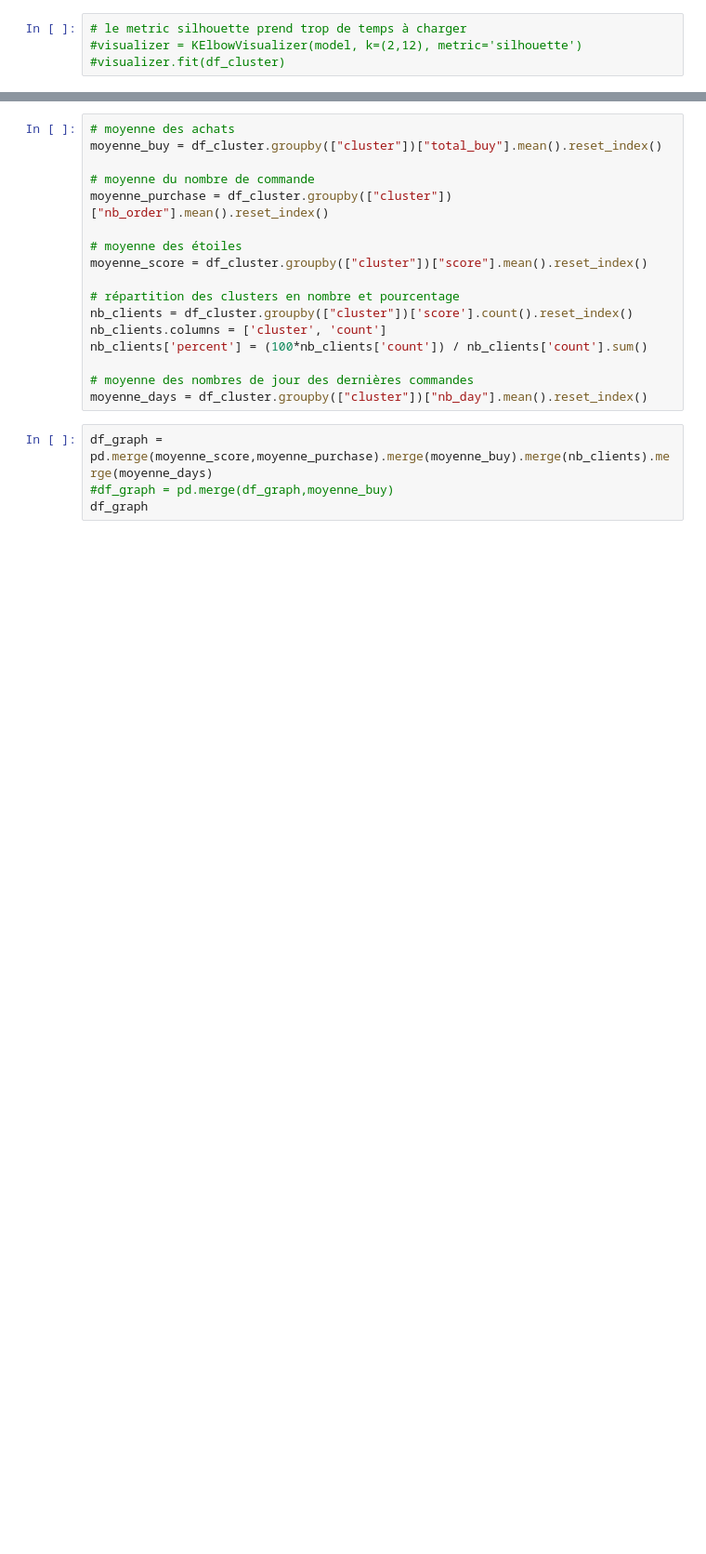
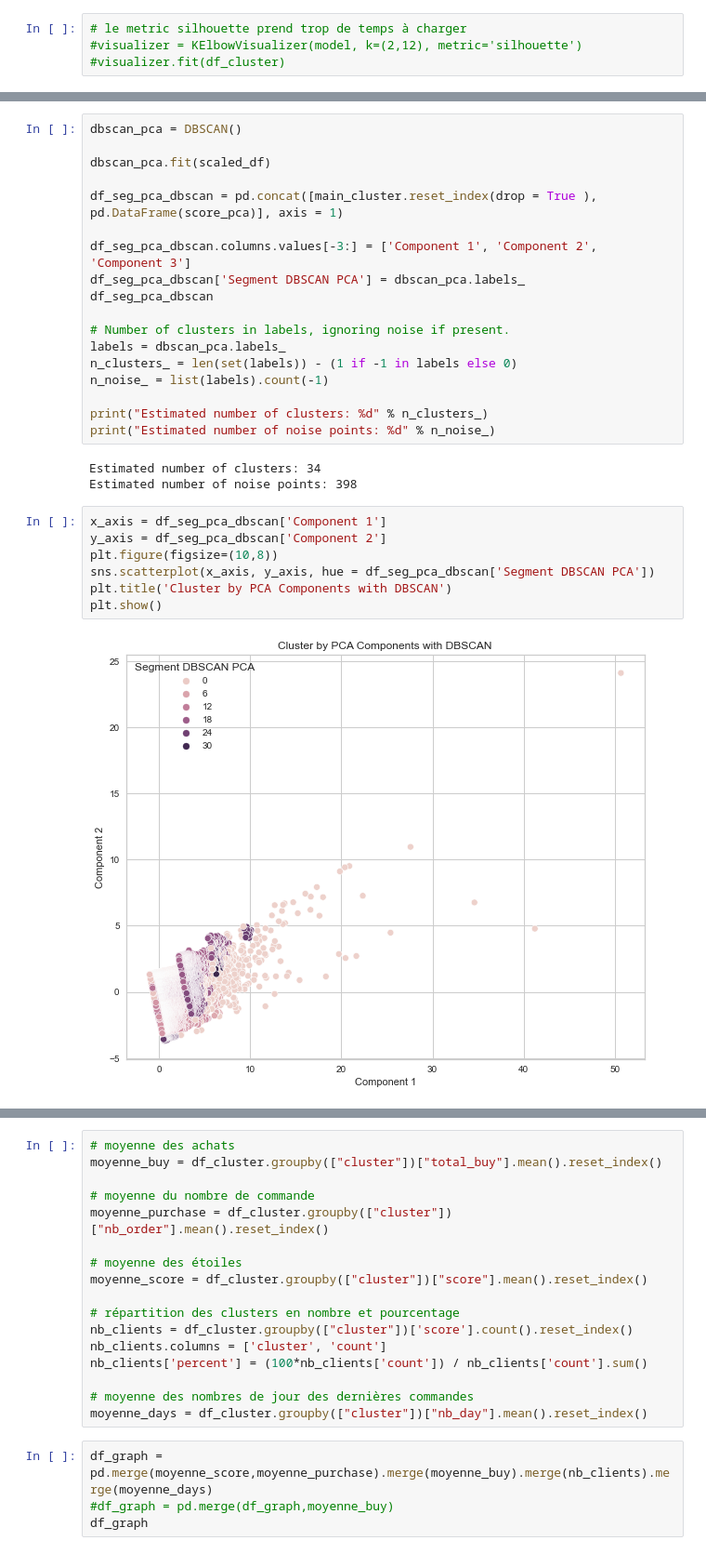
Before and after one commit to Justine-league/LA-DATA-DREAM-TEAM-equipe-justine, a Jupyter notebook: segmentation_RFM.ipynb, the cells around one changed output, grey strips where cells are left out. Shown at 93% size. Cells and saved outputs as stored; diff of their text form; blank space fills up the shorter version.

```diff
--- a/segmentation_RFM.ipynb
+++ b/segmentation_RFM.ipynb
@@ -264,0 +209,30 @@ df_cluster
+# %%
+dbscan_pca = DBSCAN()
+
+dbscan_pca.fit(scaled_df)
+
+df_seg_pca_dbscan = pd.concat([main_cluster.reset_index(drop = True ), pd.DataFrame(score_pca)], axis = 1)
+
+df_seg_pca_dbscan.columns.values[-3:] = ['Component 1', 'Component 2', 'Component 3']
+df_seg_pca_dbscan['Segment DBSCAN PCA'] = dbscan_pca.labels_
+df_seg_pca_dbscan
+
+# Number of clusters in labels, ignoring noise if present.
+labels = dbscan_pca.labels_
+n_clusters_ = len(set(labels)) - (1 if -1 in labels else 0)
+n_noise_ = list(labels).count(-1)
+
+print("Estimated number of clusters: %d" % n_clusters_)
+print("Estimated number of noise points: %d" % n_noise_)
+# %% [output]
+Estimated number of clusters: 34
+Estimated number of noise points: 398
+# %%
+x_axis = df_seg_pca_dbscan['Component 1']
+y_axis = df_seg_pca_dbscan['Component 2']
+plt.figure(figsize=(10,8))
+sns.scatterplot(x_axis, y_axis, hue = df_seg_pca_dbscan['Segment DBSCAN PCA'])
+plt.title('Cluster by PCA Components with DBSCAN')
+plt.show()
+# %% [output]
+[figure, added]
```
Also changed, not shown: parts of 18 cells of this notebook.
